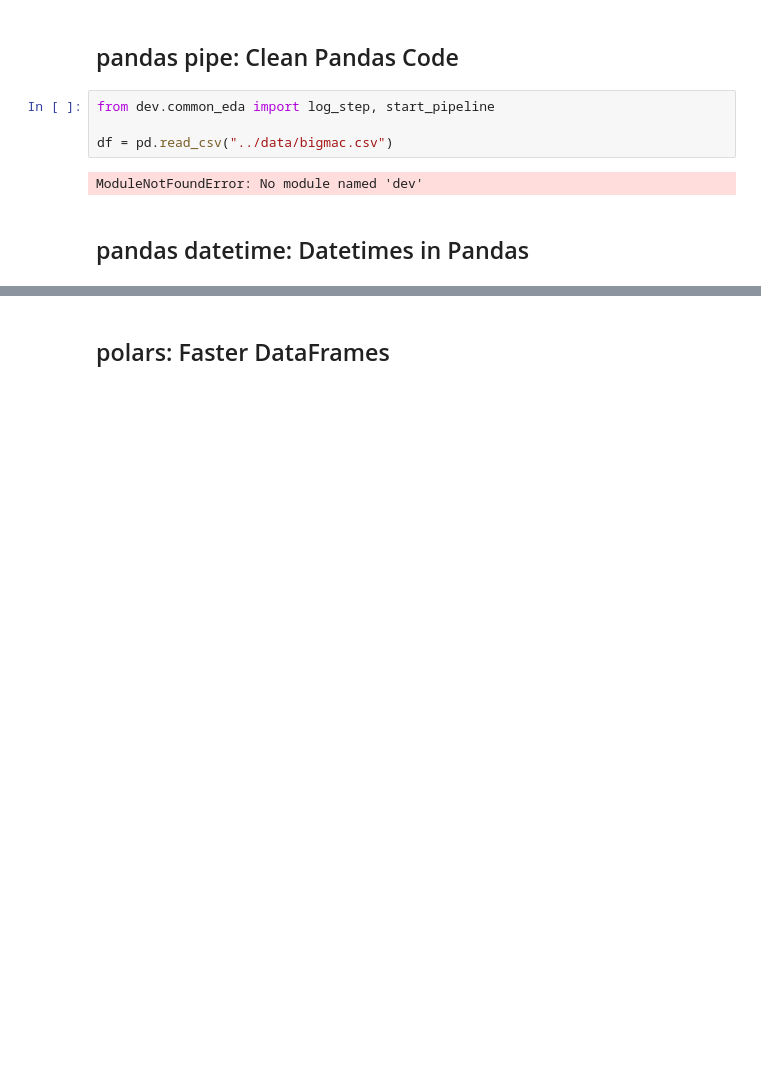
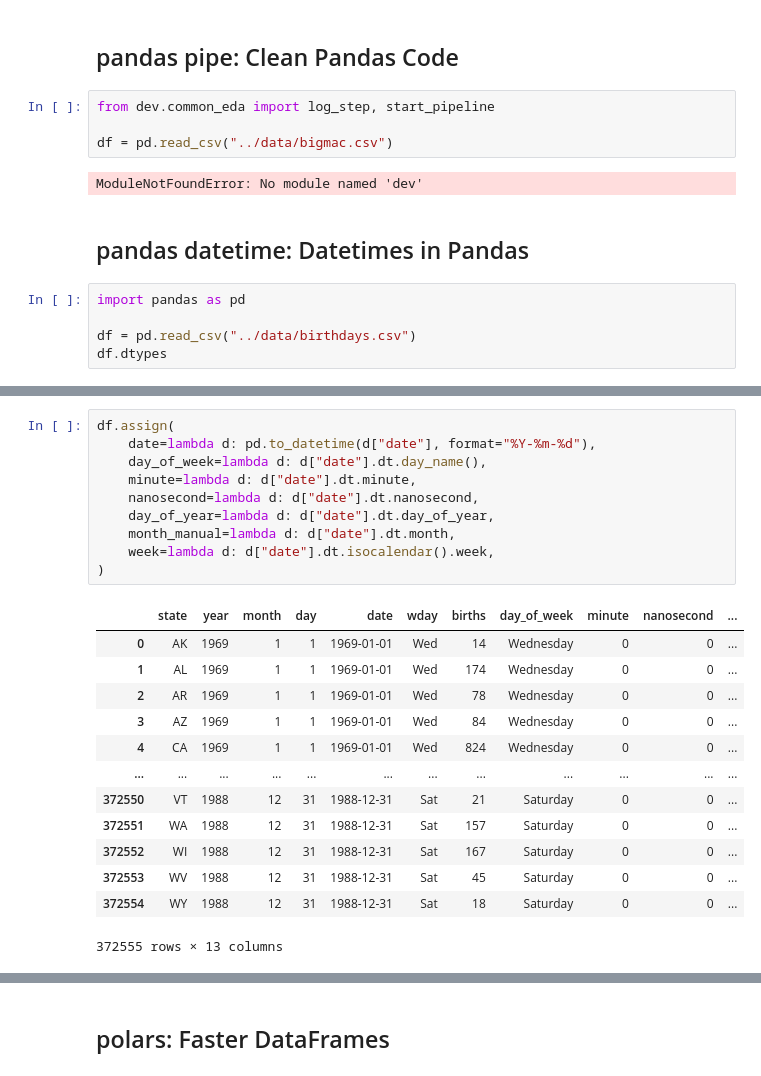
Before and after one commit to Friend09/practise_prod_python_tools, a Jupyter notebook: notebooks/practise_Data_Processing_and_Analysis.ipynb, the cells around one changed output, grey strips where cells are left out. Saved outputs shown, nothing was run; the diff lists cells and outputs as text; blank space fills up the shorter version.

```diff
--- a/notebooks/practise_Data_Processing_and_Analysis.ipynb
+++ b/notebooks/practise_Data_Processing_and_Analysis.ipynb
@@ -70,3 +70,8 @@ df = pd.read_csv("../data/bigmac.csv")
 ModuleNotFoundError: No module named 'dev'
 # %% [markdown]
 ## pandas datetime: Datetimes in Pandas
+# %%
+import pandas as pd
+
+df = pd.read_csv("../data/birthdays.csv")
+df.dtypes
@@ -72,0 +107,24 @@ ModuleNotFoundError: No module named 'dev'
+# %%
+df.assign(
+    date=lambda d: pd.to_datetime(d["date"], format="%Y-%m-%d"),
+    day_of_week=lambda d: d["date"].dt.day_name(),
+    minute=lambda d: d["date"].dt.minute,
+    nanosecond=lambda d: d["date"].dt.nanosecond,
+    day_of_year=lambda d: d["date"].dt.day_of_year,
+    month_manual=lambda d: d["date"].dt.month,
+    week=lambda d: d["date"].dt.isocalendar().week,
+)
+# %% [output]
+|  | state | year | month | day | date | wday | births | day_of_week | minute | nanosecond | ... |
+| 0 | AK | 1969 | 1 | 1 | 1969-01-01 | Wed | 14 | Wednesday | 0 | 0 | ... |
+| 1 | AL | 1969 | 1 | 1 | 1969-01-01 | Wed | 174 | Wednesday | 0 | 0 | ... |
+| 2 | AR | 1969 | 1 | 1 | 1969-01-01 | Wed | 78 | Wednesday | 0 | 0 | ... |
+| 3 | AZ | 1969 | 1 | 1 | 1969-01-01 | Wed | 84 | Wednesday | 0 | 0 | ... |
+| 4 | CA | 1969 | 1 | 1 | 1969-01-01 | Wed | 824 | Wednesday | 0 | 0 | ... |
+| ... | ... | ... | ... | ... | ... | ... | ... | ... | ... | ... | ... |
+| 372550 | VT | 1988 | 12 | 31 | 1988-12-31 | Sat | 21 | Saturday | 0 | 0 | ... |
+| 372551 | WA | 1988 | 12 | 31 | 1988-12-31 | Sat | 157 | Saturday | 0 | 0 | ... |
+| 372552 | WI | 1988 | 12 | 31 | 1988-12-31 | Sat | 167 | Saturday | 0 | 0 | ... |
+| 372553 | WV | 1988 | 12 | 31 | 1988-12-31 | Sat | 45 | Saturday | 0 | 0 | ... |
+| 372554 | WY | 1988 | 12 | 31 | 1988-12-31 | Sat | 18 | Saturday | 0 | 0 | ... |
+372555 rows × 13 columns
```
Also changed, not shown: parts of 9 cells of this notebook, 3 other files.
